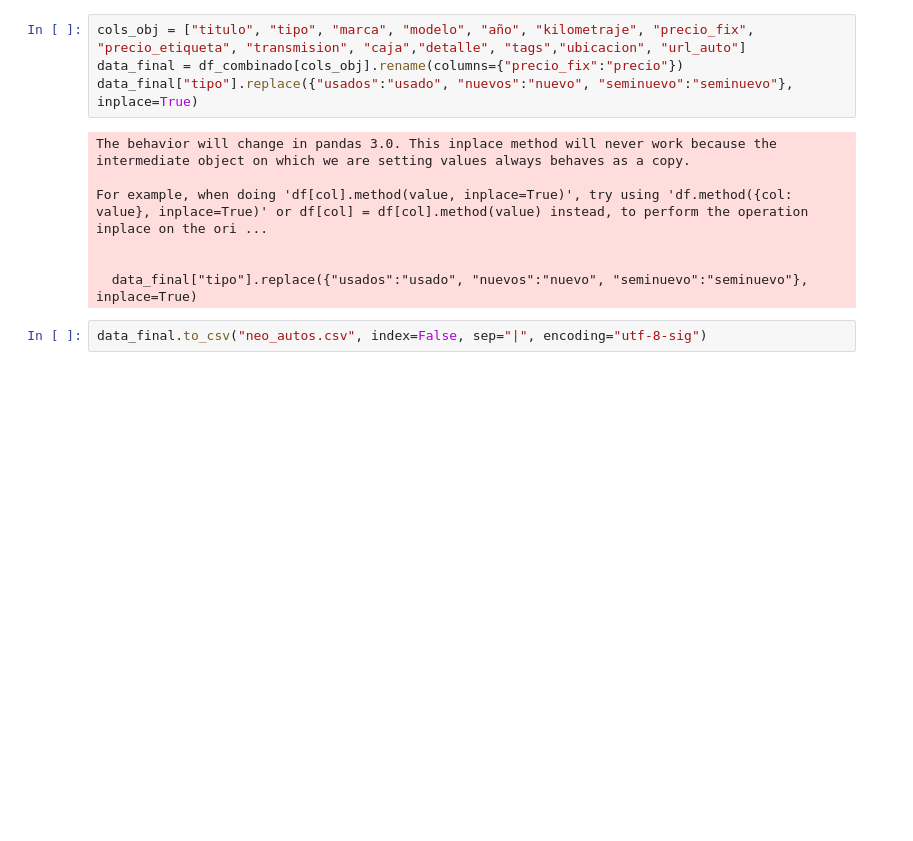
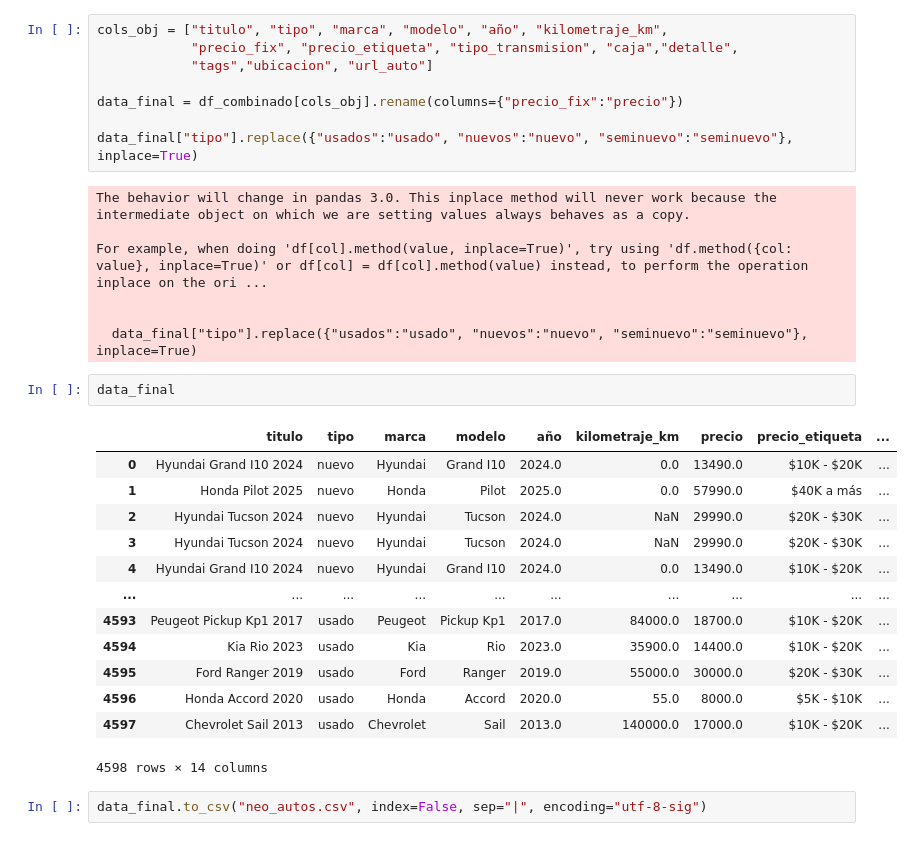
Before and after one commit to RH-007/vehiculos, a Jupyter notebook: process.ipynb, the cells around one changed output. Saved outputs shown, nothing was run; the diff lists cells and outputs as text; blank space fills up the shorter version.

```diff
--- a/process.ipynb
+++ b/process.ipynb
@@ -260,6 +224,10 @@ df_combinado
 # %%
-cols_obj = ["titulo", "tipo", "marca", "modelo", "año", "kilometraje", "precio_fix", "precio_etiqueta", "transmision", "caja","detalle", "tags","ubicacion", "url_auto"]
+cols_obj = ["titulo", "tipo", "marca", "modelo", "año", "kilometraje_km",
+            "precio_fix", "precio_etiqueta", "tipo_transmision", "caja","detalle",
+            "tags","ubicacion", "url_auto"]
+
 data_final = df_combinado[cols_obj].rename(columns={"precio_fix":"precio"})
+
 data_final["tipo"].replace({"usados":"usado", "nuevos":"nuevo", "seminuevo":"seminuevo"}, inplace=True)
 # %% [output]
 The behavior will change in pandas 3.0. This inplace method will never work because the intermediate object on which we are setting values always behaves as a copy.
@@ -268,6 +236,22 @@ For example, when doing 'df[col].method(value, inplace=True)', try using 'df.met
 
 
   data_final["tipo"].replace({"usados":"usado", "nuevos":"nuevo", "seminuevo":"seminuevo"}, inplace=True)
+# %%
+data_final
+# %% [output]
+|  | titulo | tipo | marca | modelo | año | kilometraje_km | precio | precio_etiqueta | ... |
+| 0 | Hyundai Grand I10 2024 | nuevo | Hyundai | Grand I10 | 2024.0 | 0.0 | 13490.0 | $10K - $20K | ... |
+| 1 | Honda Pilot 2025 | nuevo | Honda | Pilot | 2025.0 | 0.0 | 57990.0 | $40K a más | ... |
+| 2 | Hyundai Tucson 2024 | nuevo | Hyundai | Tucson | 2024.0 | NaN | 29990.0 | $20K - $30K | ... |
+| 3 | Hyundai Tucson 2024 | nuevo | Hyundai | Tucson | 2024.0 | NaN | 29990.0 | $20K - $30K | ... |
+| 4 | Hyundai Grand I10 2024 | nuevo | Hyundai | Grand I10 | 2024.0 | 0.0 | 13490.0 | $10K - $20K | ... |
+| ... | ... | ... | ... | ... | ... | ... | ... | ... | ... |
+| 4593 | Peugeot Pickup Kp1 2017 | usado | Peugeot | Pickup Kp1 | 2017.0 | 84000.0 | 18700.0 | $10K - $20K | ... |
+| 4594 | Kia Rio 2023 | usado | Kia | Rio | 2023.0 | 35900.0 | 14400.0 | $10K - $20K | ... |
+| 4595 | Ford Ranger 2019 | usado | Ford | Ranger | 2019.0 | 55000.0 | 30000.0 | $20K - $30K | ... |
+| 4596 | Honda Accord 2020 | usado | Honda | Accord | 2020.0 | 55.0 | 8000.0 | $5K - $10K | ... |
+| 4597 | Chevrolet Sail 2013 | usado | Chevrolet | Sail | 2013.0 | 140000.0 | 17000.0 | $10K - $20K | ... |
+4598 rows × 14 columns
 # %%
 data_final.to_csv("neo_autos.csv", index=False, sep="|", encoding="utf-8-sig")
 # %%
```
Also changed, not shown: parts of 17 cells of this notebook, 7 other files.
